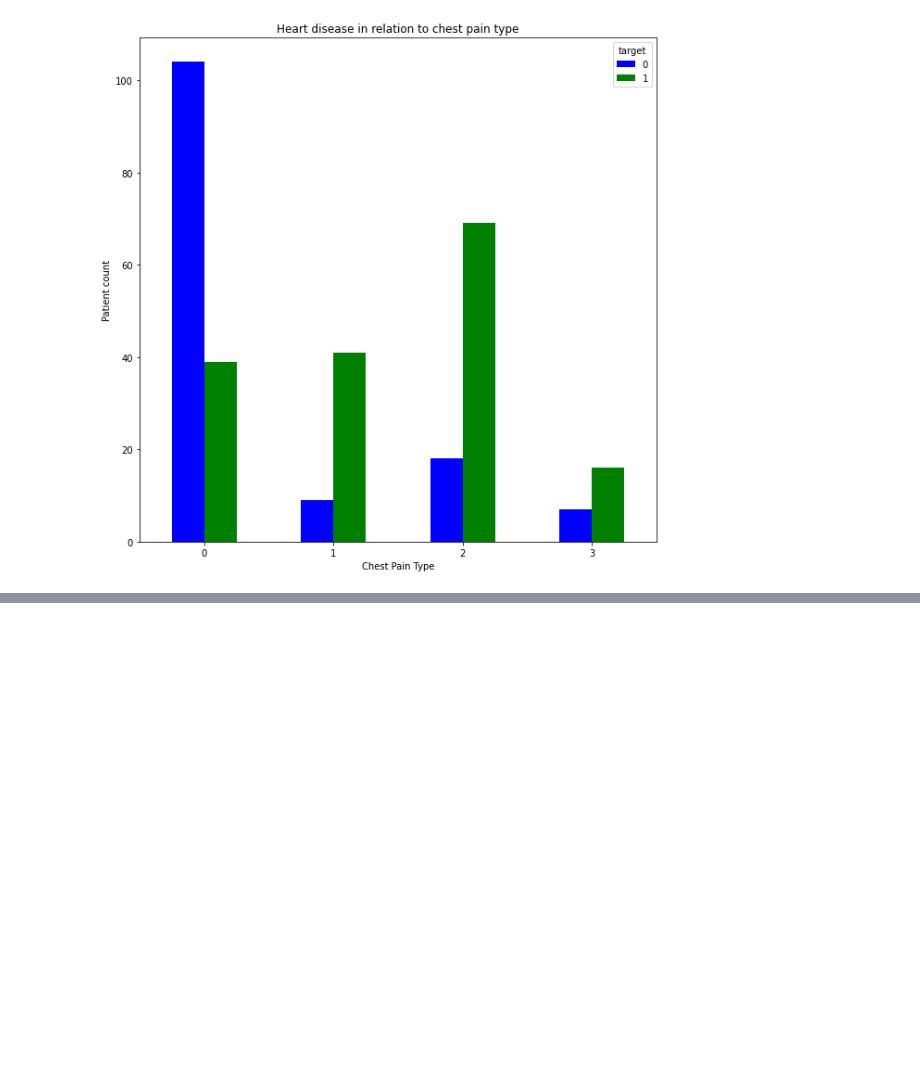
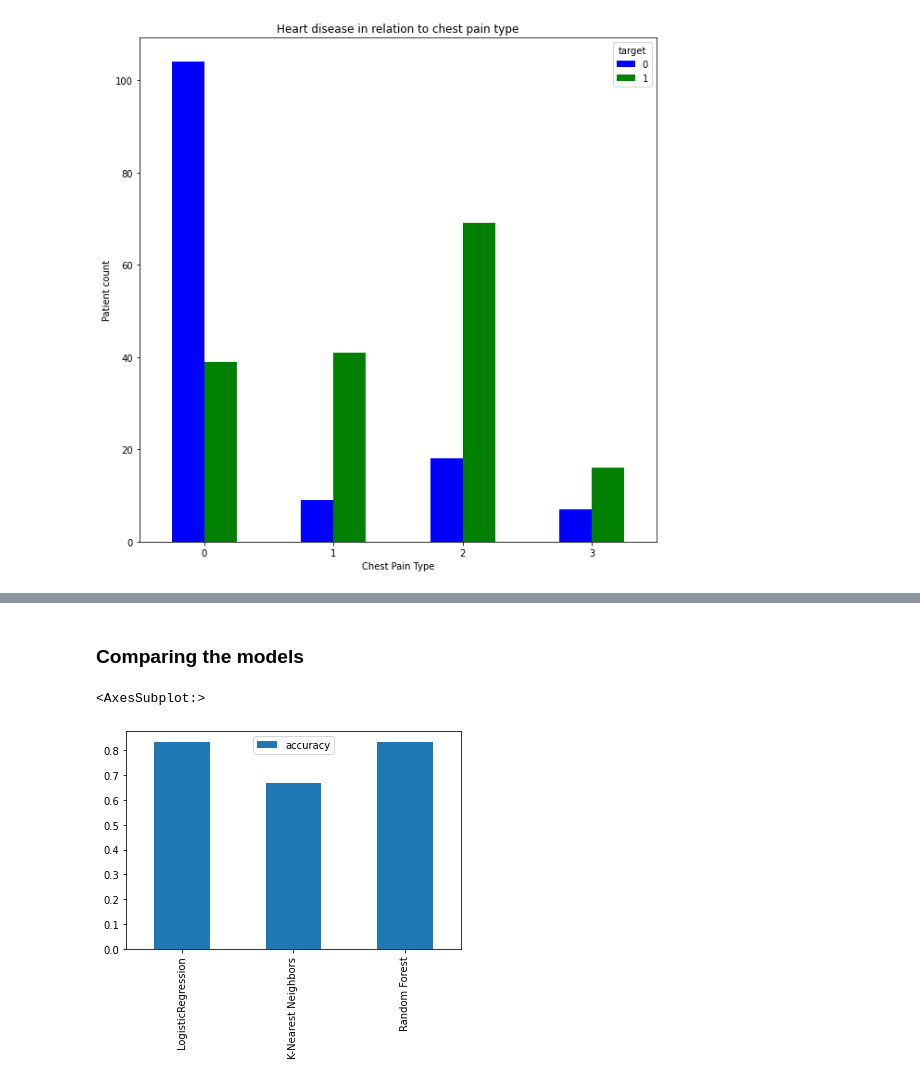
Before and after one commit to arghanath007/Data-Science, a Jupyter notebook: heart_disease_project(Classification Problem)/heart_disease.ipynb, the cells around one changed output, grey strips where cells are left out. Cells and saved outputs as stored; diff of their text form; code cells hidden in the pictures; blank space fills up the shorter version.

```diff
--- a/heart_disease_project(Classification Problem)/heart_disease.ipynb
+++ b/heart_disease_project(Classification Problem)/heart_disease.ipynb
@@ -252,0 +305,3 @@ plt.xticks(rotation=0)
+# %%
+X=df.drop('target', axis='columns')
+y=df['target']
@@ -252,0 +330,4 @@ plt.xticks(rotation=0)
+# %%
+np.random.seed(69)
+
+X_train, X_test, y_train, y_test = train_test_split(X, y, test_size=0.3)
@@ -252,0 +375,23 @@ plt.xticks(rotation=0)
+# %%
+models={
+    'LogisticRegression': LogisticRegression(),
+    'K-Nearest Neighbors': KNeighborsClassifier(),
+    'Random Forest': RandomForestClassifier(),
+}
+
+def fit_and_score(models,X_train,X_test,y_train,y_test):
+    """
+        Fits and evaluates the models we are trying to train with Machine learning algorithms
+        models : a dict of different skLearn ML models
+    """
+
+    np.random.seed(69)
+    model_scores={}
+    for name, model in models.items():
+        model.fit(X_train,y_train)
+        model_scores[name]= model.score(X_test,y_test)
+
+    return model_scores
+# %%
+scores= fit_and_score(models,X_train,X_test,y_train,y_test)
+scores
@@ -252,0 +409,8 @@ plt.xticks(rotation=0)
+# %% [markdown]
+### Comparing the models
+# %%
+model_compare=pd.DataFrame(scores,index=['accuracy'])
+model_compare.T.plot.bar()
+# %% [output]
+<AxesSubplot:>
+[figure, added]
```
Also changed, not shown: parts of 43 cells of this notebook, 4 other files.
